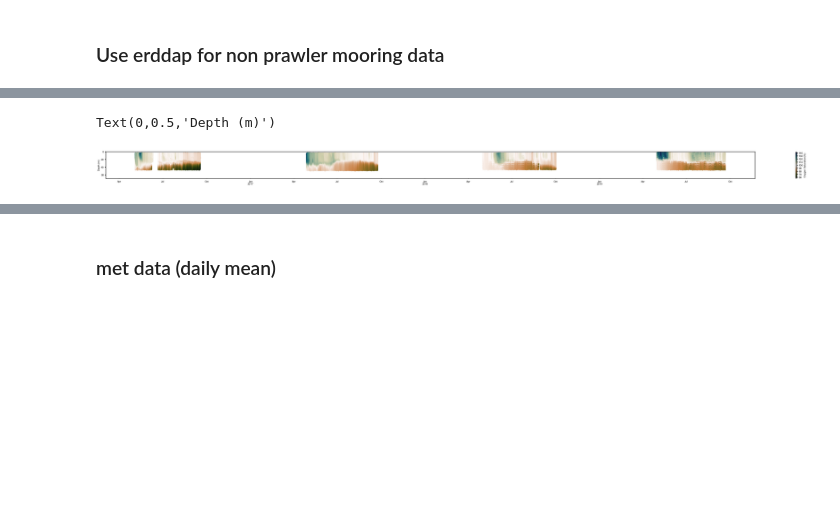
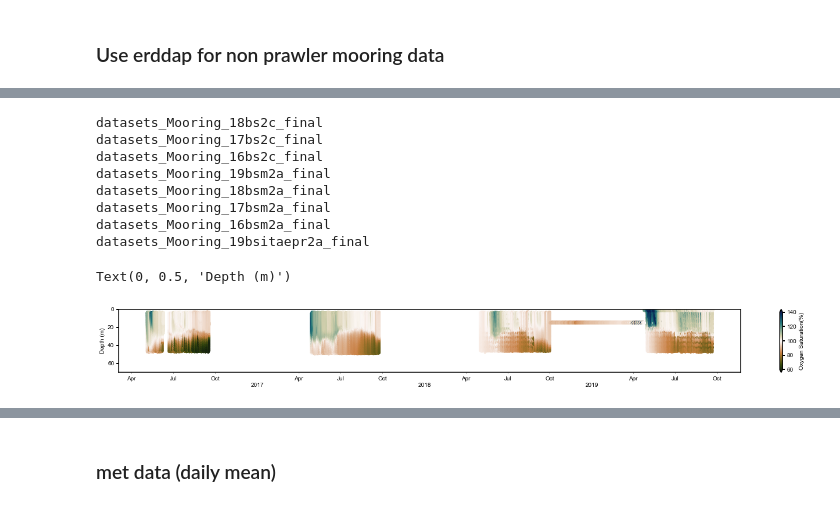
Before and after one commit to NOAA-PMEL/EcoFOCI_Jupyter_Notebooks, a Jupyter notebook: 2020/AMSS/AMSS_Figures.ipynb, the cells around one changed output, grey strips where cells are left out. Cells and saved outputs as stored; diff of their text form; code cells hidden in the pictures; blank space fills up the shorter version.

```diff
--- a/2020/AMSS/AMSS_Figures.ipynb
+++ b/2020/AMSS/AMSS_Figures.ipynb
@@ -464,8 +671,9 @@ fig.savefig('sal_all.svg')
 ### Use erddap for non prawler mooring data
 # %%
 server_url = 'http://downdraft.pmel.noaa.gov:8080/erddap'
-dlist = ['datasets_Mooring_18bs2c_final','datasets_Mooring_17bs2c_final','datasets_Mooring_16bs2c_preliminary',
-         'datasets_Mooring_19bsm2a_final','datasets_Mooring_18bsm2a_final','datasets_Mooring_17bsm2a_final','datasets_Mooring_16bsm2a_final']
+dlist = ['datasets_Mooring_18bs2c_final','datasets_Mooring_17bs2c_final','datasets_Mooring_16bs2c_final',
+         'datasets_Mooring_19bsm2a_final','datasets_Mooring_18bsm2a_final','datasets_Mooring_17bsm2a_final','datasets_Mooring_16bsm2a_final',
+        'datasets_Mooring_19bsitaepr2a_final']
 d = ERDDAP(server=server_url,
            protocol='tabledap',
            response='csv',
@@ -474,8 +682,6 @@ df_all_m = {}
 
 
 for did in dlist:
-    d.dataset_id=did
-
 
     #usally two data bases exist for each deployment, a preliminary and a final
     d.dataset_id=did
@@ -485,11 +691,11 @@ for did in dlist:
         dataset_id=did,
         standard_name=lambda v: v is not None
     )
-    d.variables =  variables
 
+    d.variables = variables
     # useful if only wanting a small time portion
     d.constraints = {
-            'time>=': '2016-01-01T00:00:00Z',
+            'time>=': '2015-01-01T00:00:00Z',
             'time<=': '2020-10-10T00:00:00Z',
     }
 
@@ -507,8 +713,6 @@ for did in dlist:
     for column in df.columns:
         df[column][df[column] > 1e34] = np.nan
 
-    df.tail()
-
     df_all_m.update({did:df})
 # %% [output]
 A value is trying to be set on a copy of a slice from a DataFrame
@@ -517,5 +721,5 @@ See the caveats in the documentation: http://pandas.pydata.org/pandas-docs/stabl
 # %%
-fig, ax = plt.subplots(figsize=(58, 2))
+fig, ax = plt.subplots(figsize=(24, 2))
 
 vmax=25
 vmin=0
@@ -528,9 +732,12 @@ for df,name in enumerate(df_all):
 for df,name in enumerate(df_all_m):
     df = df_all_m[name]
     for name,group in df.groupby(df.depth):
-        ax.scatter(group.index,group.depth,c=group['Chlorophyll_Fluorescence'],
+        if not (np.isnan(group['Chlorophyll_Fluorescence']).all()):
+
+            ax.scatter(group.index,group.depth,c=group['Chlorophyll_Fluorescence'],
               vmin=vmin, vmax=vmax, marker='o', edgecolor='none',
                cmap=cmocean.cm.algae)
+
 
 ax.set_ylim(0, 70)
 ax.invert_yaxis()
@@ -542,7 +749,7 @@ ax.xaxis.set_major_formatter(DateFormatter('\n%Y'))
 ax.xaxis.set_tick_params(which='major', pad=7)
 ax.xaxis.set_tick_params(which='minor', pad=5)
 
-ax.set_xlim(['2016-4-15','2019-9-30'])
+#ax.set_xlim(['2016-4-15','2019-9-30'])
 cbar = fig.colorbar(cs, orientation='vertical', extend='both')
 cbar.ax.set_ylabel('Chlorophyll (ug/l)')
 ax.set_ylabel('Depth (m)')
@@ -553,45 +760,54 @@ Text(0,0.5,'Depth (m)')
 fig.savefig('chlor_all.png')
 fig.savefig('chlor_all.svg')
 # %%
-fig, ax = plt.subplots(figsize=(58, 2))
+fig, ax = plt.subplots(figsize=(24, 2))
 
 vmax=140
 vmin=60
 
 for df,name in enumerate(df_all):
     df = df_all[name]
     cs = ax.scatter(df.index, df['depth'], s=15, c=df['Oxy_Sat'],
                     vmin=vmin, vmax=vmax, marker='o', edgecolor='none', cmap=cmocean.cm.tarn)
-"""
+
 for df,name in enumerate(df_all_m):
     print(name)
     df = df_all_m[name]
-    try:
-        for name,group in df.groupby(df.depth):
-            ax.scatter(group.index,group.depth,c=group['Oxygen_Concentration'],
-              vmin=vmin, vmax=vmax, marker='o', edgecolor='none',
-               cmap=cmocean.cm.tarn)
-    except:
-        continue
-"""
+    for name,group in df.groupby(df.depth):
+        try:
+            if not (np.isnan(group['Oxygen_Saturation']).all()):
+                ax.scatter(group.index,group.depth,c=group['Oxygen_Saturation'],
+                  vmin=vmin, vmax=vmax, marker='o', edgecolor='none',
+                   cmap=cmocean.cm.tarn)
+        except:
+            pass
+
 
 ax.set_ylim(0, 70)
 ax.invert_yaxis()
 xfmt = mdates.DateFormatter('%d-%b')
 ax.xaxis.set_major_locator(YearLocator())
 ax.xaxis.set_minor_locator(MonthLocator(range(1,12,3),bymonthday=1))
 ax.xaxis.set_minor_formatter(DateFormatter('%b'))
 ax.xaxis.set_major_formatter(DateFormatter('\n%Y'))
 ax.xaxis.set_tick_params(which='major', pad=7)
 ax.xaxis.set_tick_params(which='minor', pad=5)
 
 #ax.set_xlim(['2016-4-15','2019-9-30'])
 cbar = fig.colorbar(cs, orientation='vertical', extend='both')
 cbar.ax.set_ylabel('Oxygen Saturation(%)')
 ax.set_ylabel('Depth (m)')
 # %% [output]
-Text(0,0.5,'Depth (m)')
+datasets_Mooring_18bs2c_final
+datasets_Mooring_17bs2c_final
+datasets_Mooring_16bs2c_final
+datasets_Mooring_19bsm2a_final
+datasets_Mooring_18bsm2a_final
+datasets_Mooring_17bsm2a_final
+datasets_Mooring_16bsm2a_final
+datasets_Mooring_19bsitaepr2a_final
+Text(0, 0.5, 'Depth (m)')
-[figure, old version]
+[figure, new version]
 # %%
 fig.savefig('oxy.png',dpi=600)
 fig.savefig('oxy.svg')
```
Also changed, not shown: parts of 16 cells of this notebook, 56 other files.
